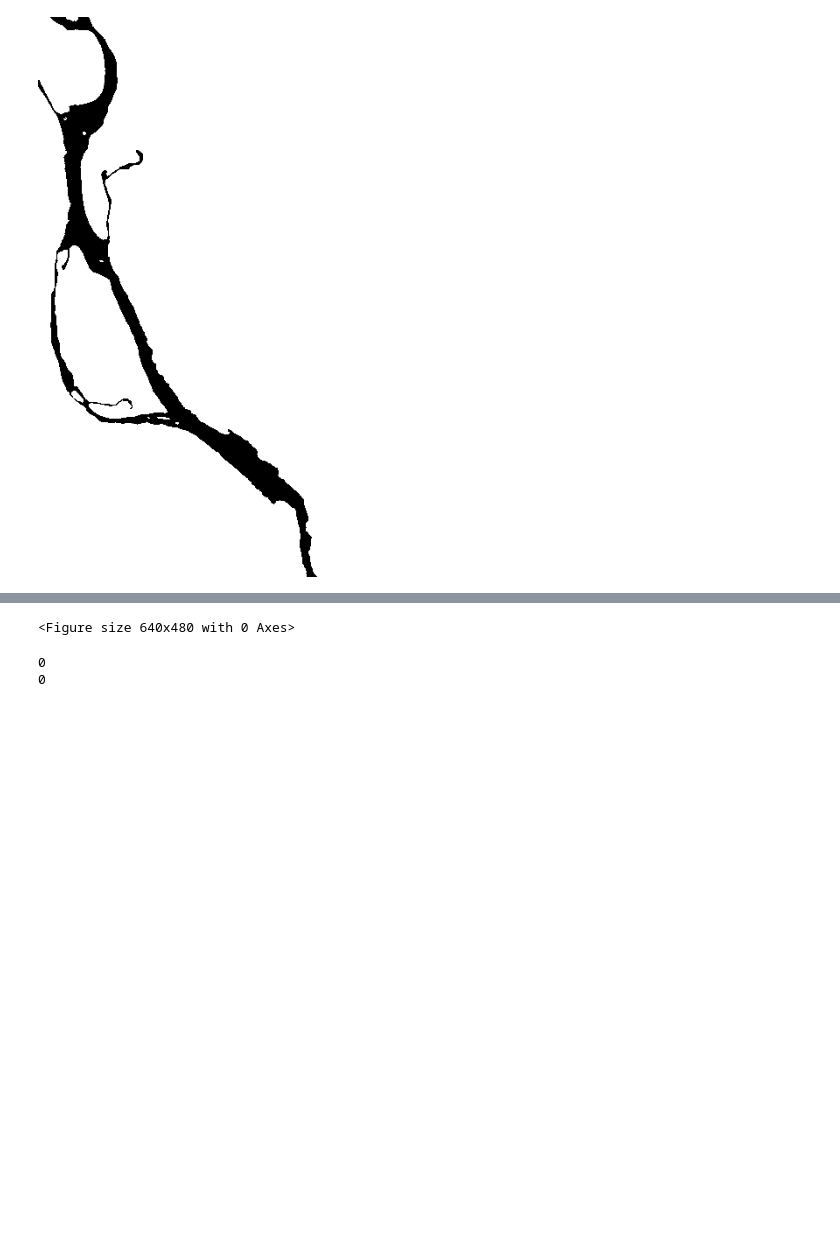
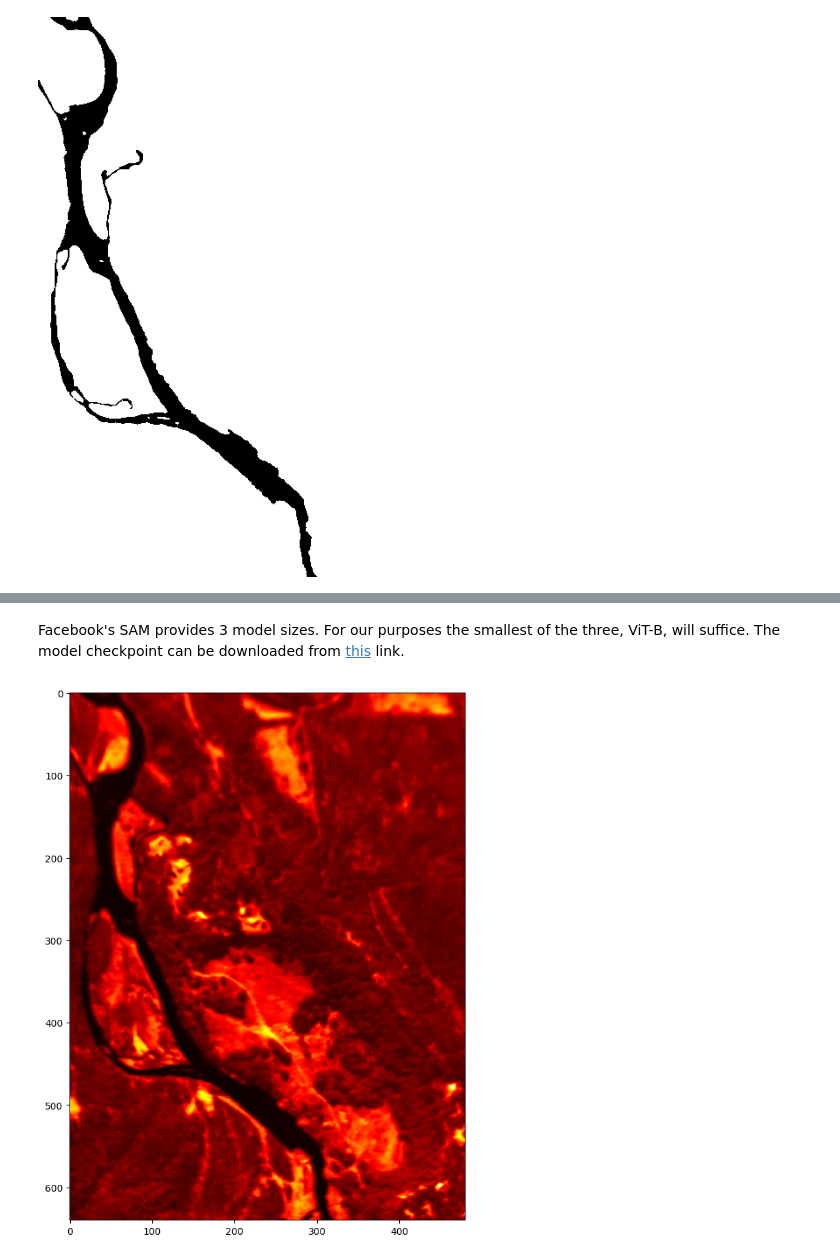
Before and after one commit to StefanTodoran/elwha-segmentation, a Jupyter notebook: book/chapters/masking.ipynb, the cells around one changed output, grey strips where cells are left out. Cells and saved outputs as stored; diff of their text form; code cells hidden in the pictures; blank space fills up the shorter version.

Commit message:
got SAM working and able to predict

```diff
--- a/book/chapters/masking.ipynb
+++ b/book/chapters/masking.ipynb
@@ -180,7 +179,10 @@ class SegmentationDataset(VisionDataset):
         if self.mask_color_mode == "rgb":
           mask = mask.convert("RGB")
 
-        sample = {"ir": ir_image, "rgb": rgb_image, "mask": mask}
+        sample = {
+          "ir": ir_image, "rgb": rgb_image, "mask": mask,
+          "ir_path": ir_image_path, "rgb_path": rgb_image_path, "mask_path": mask_path
+        }
         if self.transforms:
           sample["ir"] = self.transforms(sample["ir"])
           sample["rgb"] = self.transforms(sample["rgb"])
@@ -237,4 +219,0 @@ def createDeepLabv3(outputchannels=1):
-# %%
-sample_idx = torch.randint(len(data), size=(1,)).item()
-datapoint = data[sample_idx] # type: ignore
-display(datapoint["rgb"])
@@ -274,5 +219,0 @@ output_predictions = output.argmax(0)
-# %%
-plt.figure()
-plt.show()
-# %% [output]
-<Figure size 640x480 with 0 Axes>
@@ -292,6 +220,2 @@ r.save("test.png")
-# %%
-print(np.max(output_predictions.byte().cpu().numpy()))
-print(np.min(output_predictions.byte().cpu().numpy()))
-# %% [output]
-0
-0
+# %% [markdown]
+Facebook's SAM provides 3 model sizes. For our purposes the smallest of the three, ViT-B, will suffice. The model checkpoint can be downloaded from [this](https://github.com/facebookresearch/segment-anything#model-checkpoints) link.
@@ -297,0 +247,11 @@ print(np.min(output_predictions.byte().cpu().numpy()))
+# %%
+image = cv2.imread(str(datapoint["ir_path"]))
+# image = cv2.imread(str(datapoint["rgb_path"]))
+image = cv2.cvtColor(image, cv2.COLOR_BGR2RGB)
+
+plt.figure(figsize=(10,10))
+plt.imshow(image)
+plt.axis("on")
+plt.show()
+# %% [output]
+[figure, added]
```
Also changed, not shown: parts of 14 cells of this notebook, 2 other files.
